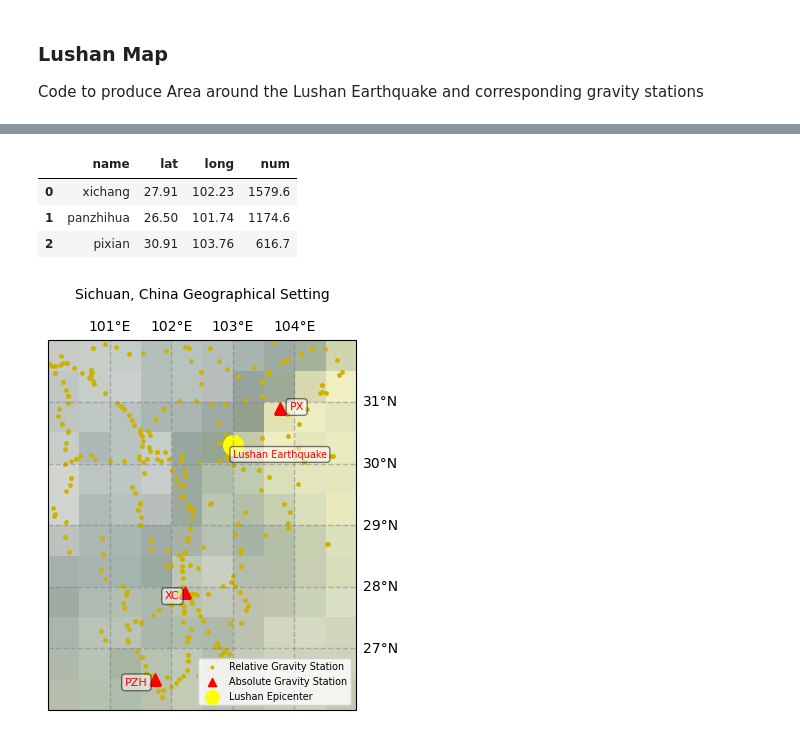
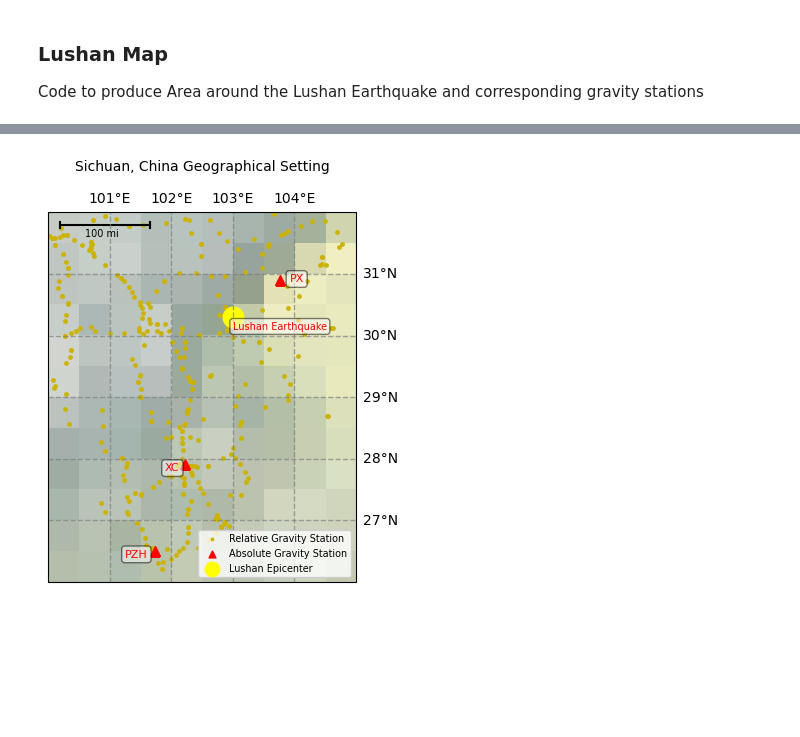
Before and after one commit to GPGN-268/SP2024-FP05-gravity, a Jupyter notebook: lushan_map.ipynb, the cells around one changed output, grey strips where cells are left out. Cells and saved outputs as stored; diff of their text form; code cells hidden in the pictures; blank space fills up the shorter version.

```diff
--- a/lushan_map.ipynb
+++ b/lushan_map.ipynb
@@ -52,38 +29,42 @@ df.describe()
 # %%
+# df with absolute gravity station locations and earthquake center
 stations_df = pd.read_csv('absgravitystations.txt', sep=' ')
-
-stations_df.head()
-# %% [output]
-|  | name | lat | long | num |
-| 0 | xichang | 27.91 | 102.23 | 1579.6 |
-| 1 | panzhihua | 26.50 | 101.74 | 1174.6 |
-| 2 | pixian | 30.91 | 103.76 | 616.7 |
 # %%
+# Make map
+
+# set projection type
 proj = ccrs.PlateCarree()
 
+# make figure
 plt.figure()
-ax = plt.axes(projection=ccrs.PlateCarree())
+ax = plt.axes(projection=proj)
 ax.stock_img()
-ax.coastlines()
 ax.set_title('Sichuan, China Geographical Setting', fontsize=10, pad=15)
 
+# set extent boundaries
 extent = [100, 105, 26, 32]
 ax.set_extent(extent)
 
-grid = ax.gridlines(draw_labels=True, linewidth=1, color='gray', alpha=0.5, linestyle='--')
+# make latitude and longitude gridlines
+grid = ax.gridlines(draw_labels=True, linewidth=1, color='gray', alpha=0.7, linestyle='--')
 grid.left_labels = False
 grid.bottom_labels = False
 
-ax.scatter(df['long'], df['lat'], color=(.8, .7, 0), marker='o', s=6, transform=ccrs.PlateCarree(), label="Relative Gravity Station")
-ax.scatter(stations_df['long'], stations_df['lat'], color='red', marker='^', s=70, transform=ccrs.PlateCarree(), label="Absolute Gravity Station")
-ax.scatter(103.0, 30.3, color='yellow', marker='o', s=200, label="Lushan Epicenter")
+ax.scatter(df['long'], df['lat'], color=(.8, .7, 0), marker='o', s=6, transform=proj, label="Relative Gravity Station")
+ax.scatter(stations_df['long'], stations_df['lat'], color='red', marker='^', s=50, transform=proj, label="Absolute Gravity Station")
+ax.scatter(103.0, 30.3, color='yellow', marker='o', s=220, label="Lushan Epicenter")
 
 ax.text(103, 30.1, "Lushan Earthquake", fontsize=7, c="r", bbox=dict(facecolor='white', edgecolor='black', boxstyle='round', alpha=.5))
 ax.text(103.92, 30.87, "PX", fontsize=8, c="r", bbox=dict(facecolor='white', edgecolor='black', boxstyle='round', alpha=.5))
 ax.text(101.9, 27.8, "XC", fontsize=8, c="r", bbox=dict(facecolor='white', edgecolor='black', boxstyle='round', alpha=.5))
 ax.text(101.25, 26.4, "PZH", fontsize=8, c="r", bbox=dict(facecolor='white', edgecolor='black', boxstyle='round', alpha=.5))
 
+ax.plot([100.2, 101.65], [31.8, 31.8], color='k', transform=proj)
+ax.plot([100.2, 100.2], [31.75, 31.85], color='k', transform=proj)
+ax.plot([101.65, 101.65], [31.75, 31.85], color='k', transform=proj)
+ax.text(100.6, 31.6, "100 mi", fontsize=7)
+
 plt.legend(loc="lower right", fontsize="x-small", markerscale=.7)
 plt.show()
 # %% [output]
-[figure, old version]
+[figure, new version]
```
Also changed, not shown: parts of 3 cells of this notebook.
